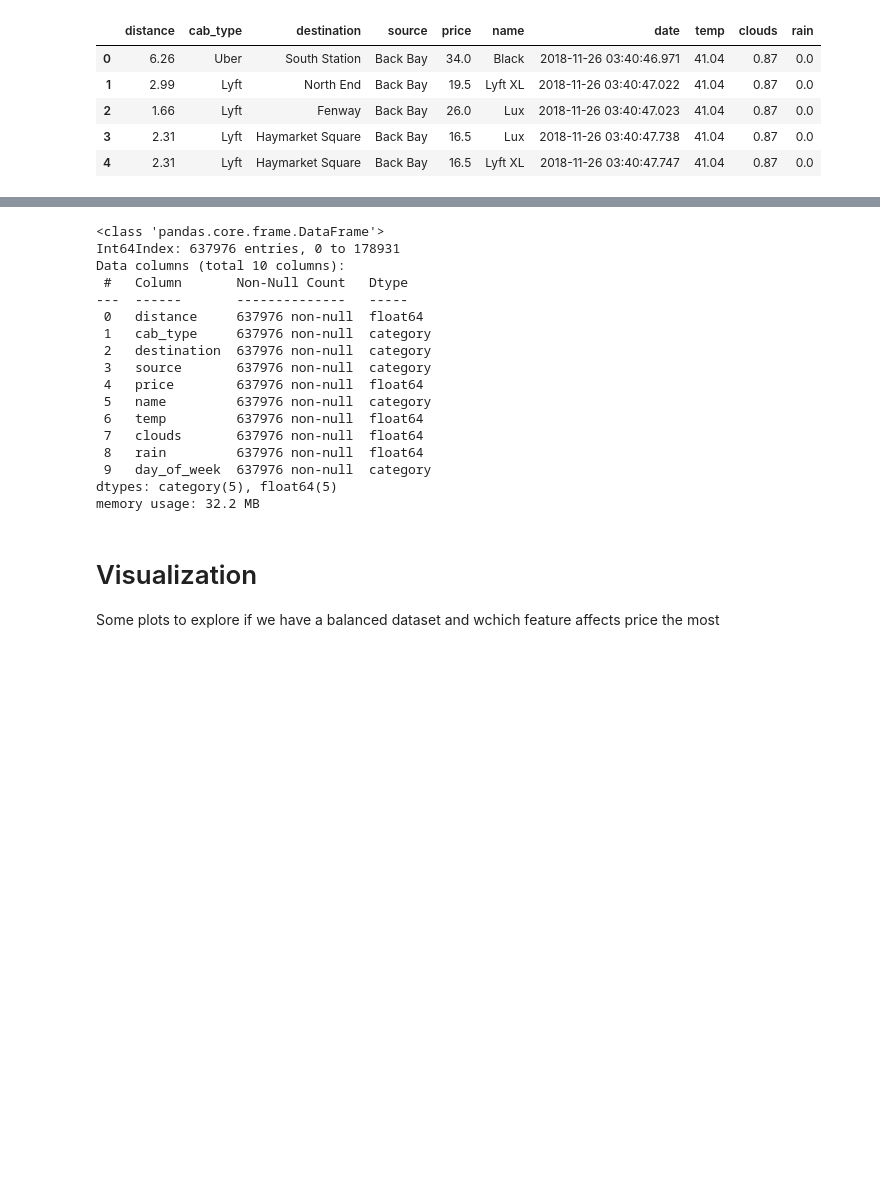
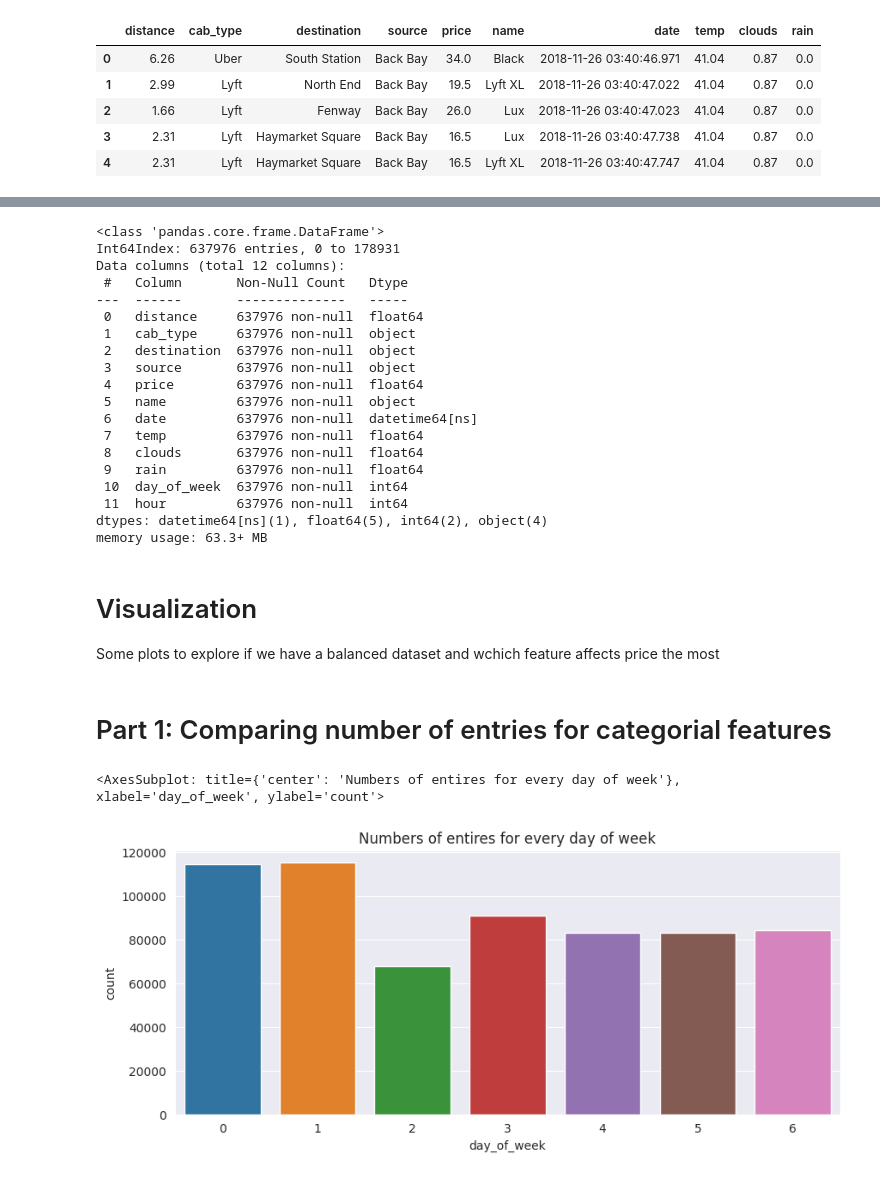
Before and after one commit to 13Dominik/Uber-and-Lyft-Cab-prices-analysis, a Jupyter notebook: project.ipynb, the cells around one changed output, grey strips where cells are left out. Cells and saved outputs as stored; diff of their text form; code cells hidden in the pictures; blank space fills up the shorter version.

Commit message:
part 2 finished

```diff
--- a/project.ipynb
+++ b/project.ipynb
@@ -142,12 +142,10 @@ df.head()
 | 3 | 2.31 | Lyft | Haymarket Square | Back Bay | 16.5 | Lux | 2018-11-26 03:40:47.738 | 41.04 | 0.87 | 0.0 |
 | 4 | 2.31 | Lyft | Haymarket Square | Back Bay | 16.5 | Lyft XL | 2018-11-26 03:40:47.747 | 41.04 | 0.87 | 0.0 |
 # %%
-# Adding new column, to compare prices with day of week
+# Adding new columns, to compare prices with day of week and with hour
 df['day_of_week'] = df['date'].dt.day_of_week
-df['day_of_week'] = df['day_of_week'].astype('category')
+
+
+# Now we can remove date column because all data comes from short period of time
+# (~2 weeks) so it should not affect fares
+df['hour'] = df['date'].dt.hour
-# %%
-# change some columns to categorical values
-df['cab_type'] = df['cab_type'].astype('category')
-df['destination'] = df['destination'].astype('category')
-df['source'] = df['source'].astype('category')
-df['name'] = df['name'].astype('category')
@@ -156,3 +151,0 @@ Now we can remove date column because all data comes from short period of time (
-# %%
-df.drop('date',axis=1,  inplace=True)
-df.head()
@@ -168,24 +163,37 @@ df.info()
 # %% [output]
 <class 'pandas.core.frame.DataFrame'>
 Int64Index: 637976 entries, 0 to 178931
-Data columns (total 10 columns):
+Data columns (total 12 columns):
  #   Column       Non-Null Count   Dtype
 ---  ------       --------------   -----
  0   distance     637976 non-null  float64
- 1   cab_type     637976 non-null  category
- 2   destination  637976 non-null  category
- 3   source       637976 non-null  category
+ 1   cab_type     637976 non-null  object
+ 2   destination  637976 non-null  object
+ 3   source       637976 non-null  object
  4   price        637976 non-null  float64
- 5   name         637976 non-null  category
- 6   temp         637976 non-null  float64
- 7   clouds       637976 non-null  float64
- 8   rain         637976 non-null  float64
- 9   day_of_week  637976 non-null  category
-dtypes: category(5), float64(5)
-memory usage: 32.2 MB
+ 5   name         637976 non-null  object
+ 6   date         637976 non-null  datetime64[ns]
+ 7   temp         637976 non-null  float64
+ 8   clouds       637976 non-null  float64
+ 9   rain         637976 non-null  float64
+ 10  day_of_week  637976 non-null  int64
+ 11  hour         637976 non-null  int64
+dtypes: datetime64[ns](1), float64(5), int64(2), object(4)
+memory usage: 63.3+ MB
 # %% [markdown]
 # Visualization
 Some plots to explore if we have a balanced dataset and wchich feature affects price the most
+# %% [markdown]
+# Part 1: Comparing number of entries for categorial features
 # %%
 import seaborn as sns
 import matplotlib.pyplot as plt
+
+sns.set_style("darkgrid")
+# %%
+plt.figure(figsize=(10,4))
+plt.title("Numbers of entires for every day of week")
+sns.countplot(data=df, x='day_of_week')
+# %% [output]
+<AxesSubplot: title={'center': 'Numbers of entires for every day of week'}, xlabel='day_of_week', ylabel='count'>
+[figure, added]
```
Also changed, not shown: parts of 32 cells of this notebook.
